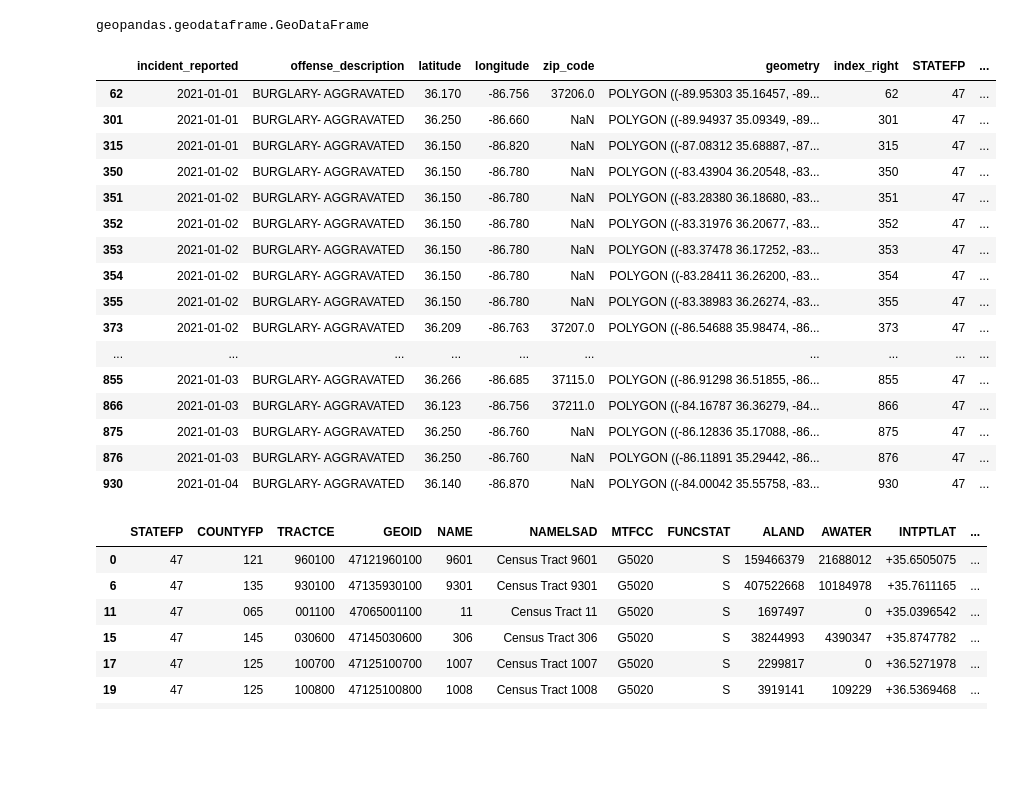
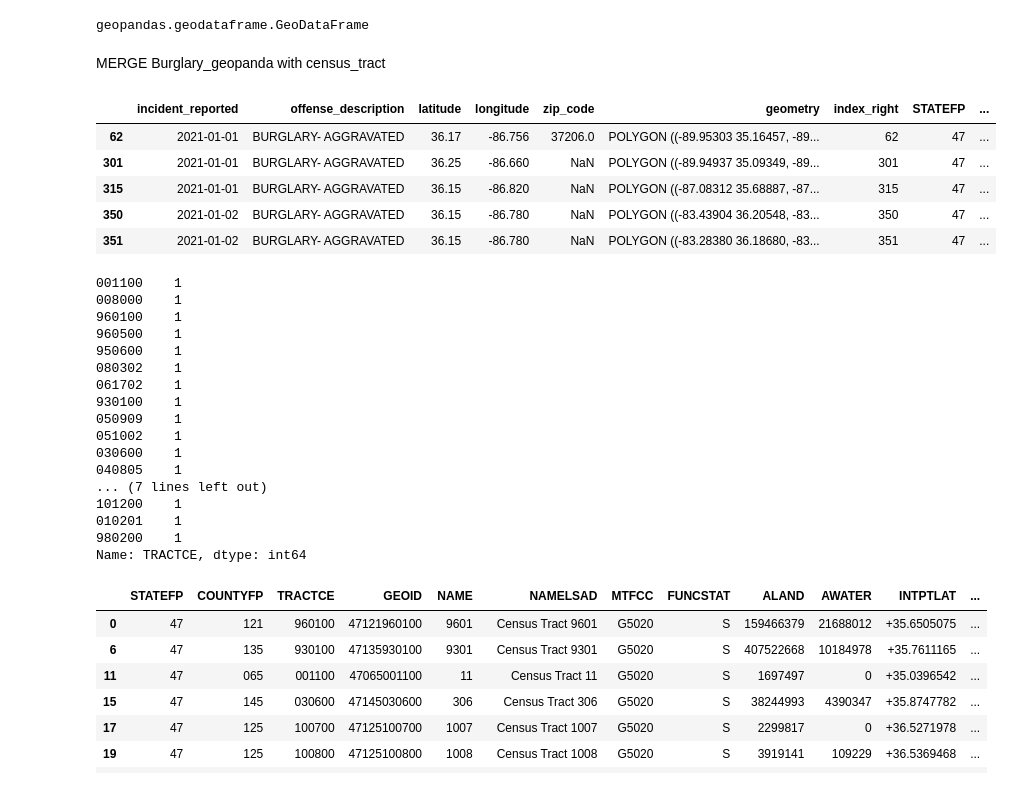
Before and after one commit to nss-data-science-cohort-5/geospatial_api-silver-sharks, a Jupyter notebook: notebooks/Burglaries_v1.ipynb, the cells around one changed output. Drawn from its saved outputs; the diff is of its cells as text; code cells hidden in the pictures; blank space fills up the shorter version.

```diff
--- a/notebooks/Burglaries_v1.ipynb
+++ b/notebooks/Burglaries_v1.ipynb
@@ -167,5 +172,5 @@ Datum: North American Datum 1983
 # %% [markdown]
 Create a GeoDataFrame
 # %%
-burglary_census=gpd.GeoDataFrame(burglary, crs=census_tract.crs, geometry = census_tract['geometry'])
+burglary_geo=gpd.GeoDataFrame(burglary, crs=census_tract.crs, geometry = census_tract['geometry'])
 # %%
@@ -177,28 +182,39 @@ geopandas.geodataframe.GeoDataFrame
+# %% [markdown]
+MERGE Burglary_geopanda with census_tract
 # %%
-burglary_by_census = gpd.sjoin(burglary_census, census_tract, op= 'within' )
+burglary_by_census = gpd.sjoin(burglary_geo, census_tract, op= 'within' )
 # %%
-burglary_by_census
+burglary_by_census.head()
 # %% [output]
 |  | incident_reported | offense_description | latitude | longitude | zip_code | geometry | index_right | STATEFP | ... |
-| 62 | 2021-01-01 | BURGLARY- AGGRAVATED | 36.170 | -86.756 | 37206.0 | POLYGON ((-89.95303 35.16457, -89... | 62 | 47 | ... |
-| 301 | 2021-01-01 | BURGLARY- AGGRAVATED | 36.250 | -86.660 | NaN | POLYGON ((-89.94937 35.09349, -89... | 301 | 47 | ... |
-| 315 | 2021-01-01 | BURGLARY- AGGRAVATED | 36.150 | -86.820 | NaN | POLYGON ((-87.08312 35.68887, -87... | 315 | 47 | ... |
-| 350 | 2021-01-02 | BURGLARY- AGGRAVATED | 36.150 | -86.780 | NaN | POLYGON ((-83.43904 36.20548, -83... | 350 | 47 | ... |
-| 351 | 2021-01-02 | BURGLARY- AGGRAVATED | 36.150 | -86.780 | NaN | POLYGON ((-83.28380 36.18680, -83... | 351 | 47 | ... |
-| 352 | 2021-01-02 | BURGLARY- AGGRAVATED | 36.150 | -86.780 | NaN | POLYGON ((-83.31976 36.20677, -83... | 352 | 47 | ... |
-| 353 | 2021-01-02 | BURGLARY- AGGRAVATED | 36.150 | -86.780 | NaN | POLYGON ((-83.37478 36.17252, -83... | 353 | 47 | ... |
-| 354 | 2021-01-02 | BURGLARY- AGGRAVATED | 36.150 | -86.780 | NaN | POLYGON ((-83.28411 36.26200, -83... | 354 | 47 | ... |
-| 355 | 2021-01-02 | BURGLARY- AGGRAVATED | 36.150 | -86.780 | NaN | POLYGON ((-83.38983 36.26274, -83... | 355 | 47 | ... |
-| 373 | 2021-01-02 | BURGLARY- AGGRAVATED | 36.209 | -86.763 | 37207.0 | POLYGON ((-86.54688 35.98474, -86... | 373 | 47 | ... |
-| ... | ... | ... | ... | ... | ... | ... | ... | ... | ... |
-| 855 | 2021-01-03 | BURGLARY- AGGRAVATED | 36.266 | -86.685 | 37115.0 | POLYGON ((-86.91298 36.51855, -86... | 855 | 47 | ... |
-| 866 | 2021-01-03 | BURGLARY- AGGRAVATED | 36.123 | -86.756 | 37211.0 | POLYGON ((-84.16787 36.36279, -84... | 866 | 47 | ... |
-| 875 | 2021-01-03 | BURGLARY- AGGRAVATED | 36.250 | -86.760 | NaN | POLYGON ((-86.12836 35.17088, -86... | 875 | 47 | ... |
-| 876 | 2021-01-03 | BURGLARY- AGGRAVATED | 36.250 | -86.760 | NaN | POLYGON ((-86.11891 35.29442, -86... | 876 | 47 | ... |
-| 930 | 2021-01-04 | BURGLARY- AGGRAVATED | 36.140 | -86.870 | NaN | POLYGON ((-84.00042 35.55758, -83... | 930 | 47 | ... |
+| 62 | 2021-01-01 | BURGLARY- AGGRAVATED | 36.17 | -86.756 | 37206.0 | POLYGON ((-89.95303 35.16457, -89... | 62 | 47 | ... |
+| 301 | 2021-01-01 | BURGLARY- AGGRAVATED | 36.25 | -86.660 | NaN | POLYGON ((-89.94937 35.09349, -89... | 301 | 47 | ... |
+| 315 | 2021-01-01 | BURGLARY- AGGRAVATED | 36.15 | -86.820 | NaN | POLYGON ((-87.08312 35.68887, -87... | 315 | 47 | ... |
+| 350 | 2021-01-02 | BURGLARY- AGGRAVATED | 36.15 | -86.780 | NaN | POLYGON ((-83.43904 36.20548, -83... | 350 | 47 | ... |
+| 351 | 2021-01-02 | BURGLARY- AGGRAVATED | 36.15 | -86.780 | NaN | POLYGON ((-83.28380 36.18680, -83... | 351 | 47 | ... |
 # %%
 #incd_aggrv_by_census_47=incd_aggrv_by_census.loc[incd_aggrv_by_census['STATEFP']== '47']
 #incd_aggrv_by_census_47.shape()
+# %%
+burglary_by_census['TRACTCE'].value_counts()
+# %% [output]
+001100    1
+008000    1
+960100    1
+960500    1
+950600    1
+080302    1
+061702    1
+930100    1
+050909    1
+051002    1
+030600    1
+040805    1
+... (7 lines left out)
+101200    1
+010201    1
+980200    1
+Name: TRACTCE, dtype: int64
 # %%
 census_tract_names=burglary_by_census['NAME']
 # %%
```
Also changed, not shown: parts of 28 cells of this notebook.
